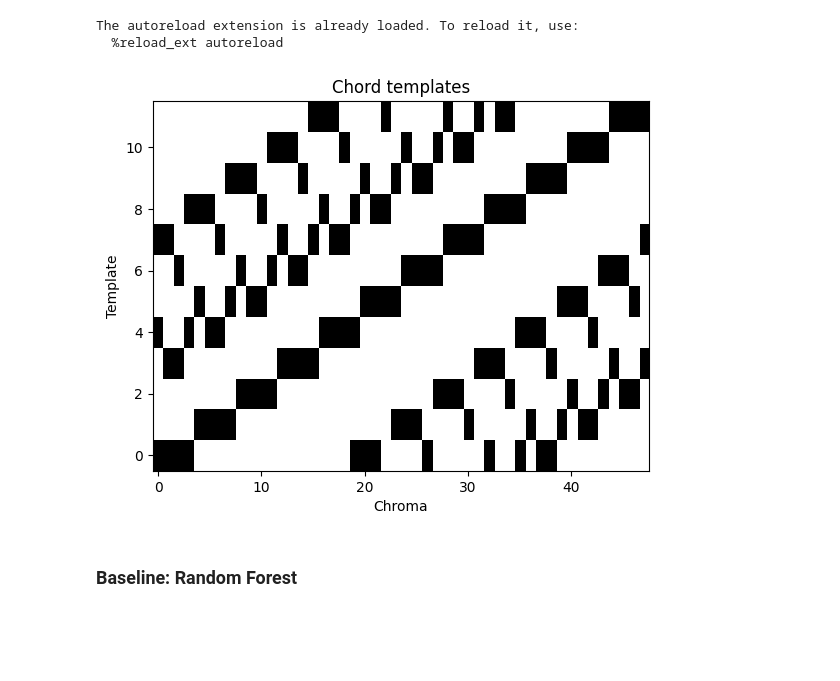
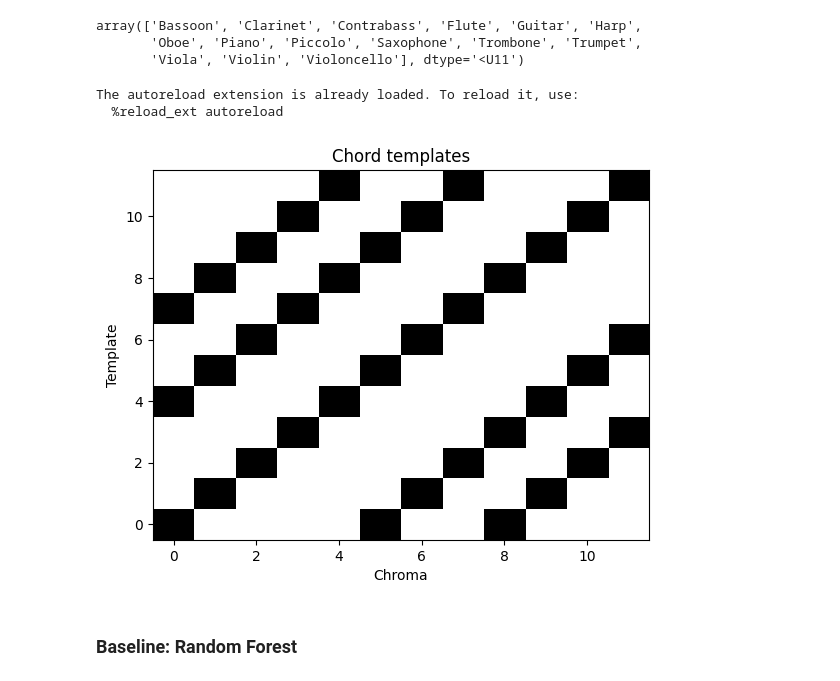
Before and after one commit to oscarboyle/chordclustering, a Jupyter notebook: testing2.ipynb, the cells around one changed output. Cells and saved outputs as stored; diff of their text form; code cells hidden in the pictures; blank space fills up the shorter version.

```diff
--- a/testing2.ipynb
+++ b/testing2.ipynb
@@ -71,3 +68,9 @@ chords = [equivalent_aug_chords.get(chord, chord) for chord in chords]
 
 # Build the data matrix
 X = np.vstack(deepchromas)
+# %%
+np.unique(instruments)
+# %% [output]
+array(['Bassoon', 'Clarinet', 'Contrabass', 'Flute', 'Guitar', 'Harp',
+       'Oboe', 'Piano', 'Piccolo', 'Saxophone', 'Trombone', 'Trumpet',
+       'Viola', 'Violin', 'Violoncello'], dtype='<U11')
@@ -74,19 +89,20 @@ X = np.vstack(deepchromas)
 # %%
 %load_ext autoreload
 %autoreload 2
 from dataProcessing import build_chord_templates
 chord_templates = build_chord_templates()
+chord_templates = {k: v for k, v in chord_templates.items() if "Major" in k}
 templates = np.array(list(chord_templates.values()))
 plt.imshow(templates.T, origin='lower', aspect='auto', cmap='gray_r')
 plt.title("Chord templates")
 plt.xlabel("Chroma")
 plt.ylabel("Template")
 template_labels = list(chord_templates.keys())
 template_labels = [equivalent_aug_chords.get(label, label) for label in template_labels]
 # %% [output]
 The autoreload extension is already loaded. To reload it, use:
   %reload_ext autoreload
-[figure, old version]
+[figure, new version]
 # %% [markdown]
 ### Baseline: Random Forest
 # %%
```
Also changed, not shown: parts of 21 cells of this notebook, 7 other files.
